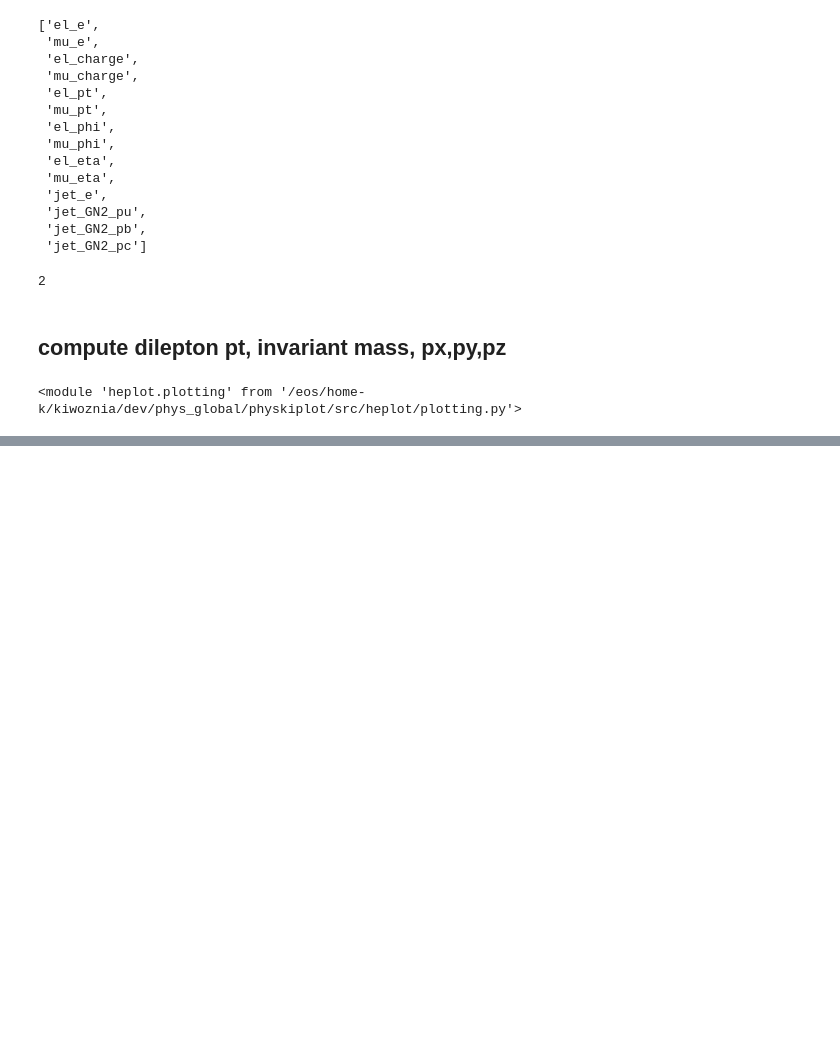
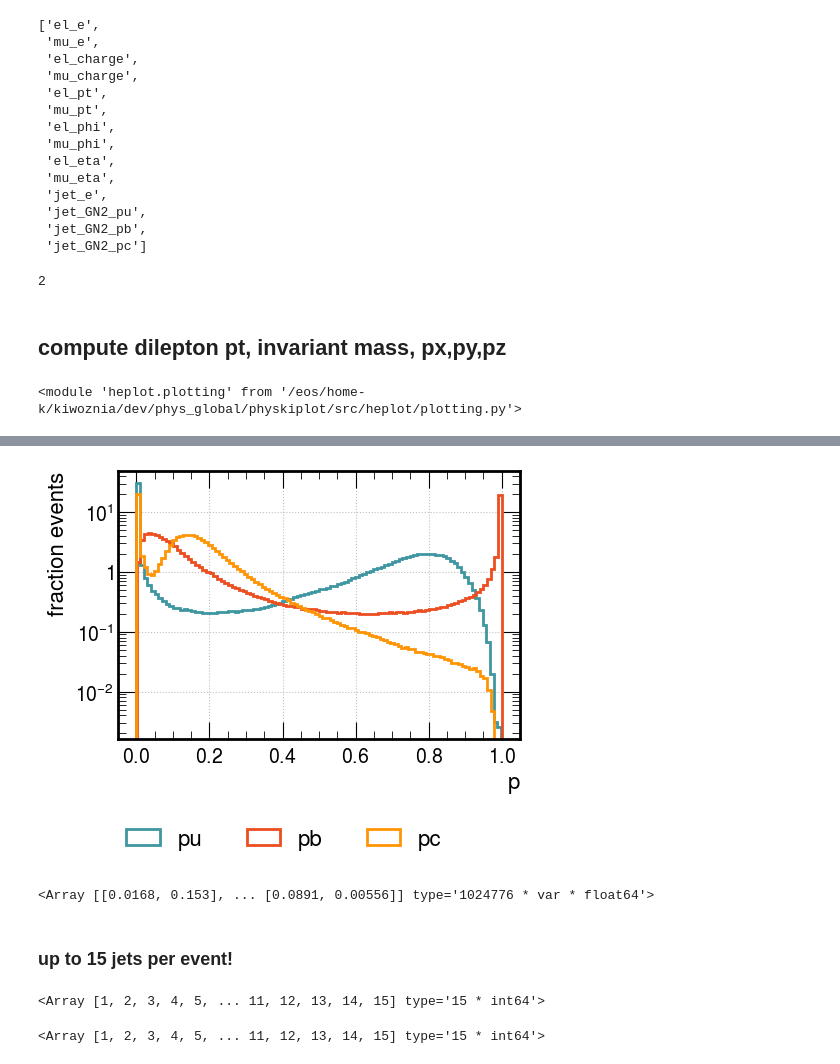
Before and after one commit to kingusiu/ntuple_root_to_h5_converter, a Jupyter notebook: notebooks/selections_and_plotting_v0.ipynb, the cells around one changed output, grey strips where cells are left out. Saved outputs shown, nothing was run; the diff lists cells and outputs as text; code cells hidden in the pictures; blank space fills up the shorter version.

```diff
--- a/notebooks/selections_and_plotting_v0.ipynb
+++ b/notebooks/selections_and_plotting_v0.ipynb
@@ -115,3 +115,23 @@ for ff in ['el_e','el_charge','el_pt', 'el_phi','el_eta', 'jet_e','ee_m', 'ee_pt
 [figure]
 [figure]
 [figure]
+# %%
+ff_names = ['pu','pb','pc']
+data = [awk.flatten(samples_selected[ff]) for ff in ['jet_GN2_pu', 'jet_GN2_pb', 'jet_GN2_pc']]
+heplt.plot_feature_for_n_samples(data,ff_names,xlabel='p',show_plt=True)
+# %% [output]
+[figure, added]
+# %%
+samples_selected['jet_GN2_pc']
+# %% [output]
+<Array [[0.0168, 0.153], ... [0.0891, 0.00556]] type='1024776 * var * float64'>
+# %% [markdown]
+### up to 15 jets per event!
+# %%
+np.unique(awk.num(samples_selected['jet_GN2_pc']))
+# %% [output]
+<Array [1, 2, 3, 4, 5, ... 11, 12, 13, 14, 15] type='15 * int64'>
+# %%
+np.unique(awk.num(samples_selected['jet_e']))
+# %% [output]
+<Array [1, 2, 3, 4, 5, ... 11, 12, 13, 14, 15] type='15 * int64'>
```
Also changed, not shown: parts of 1 cell of this notebook, 3 other files.
